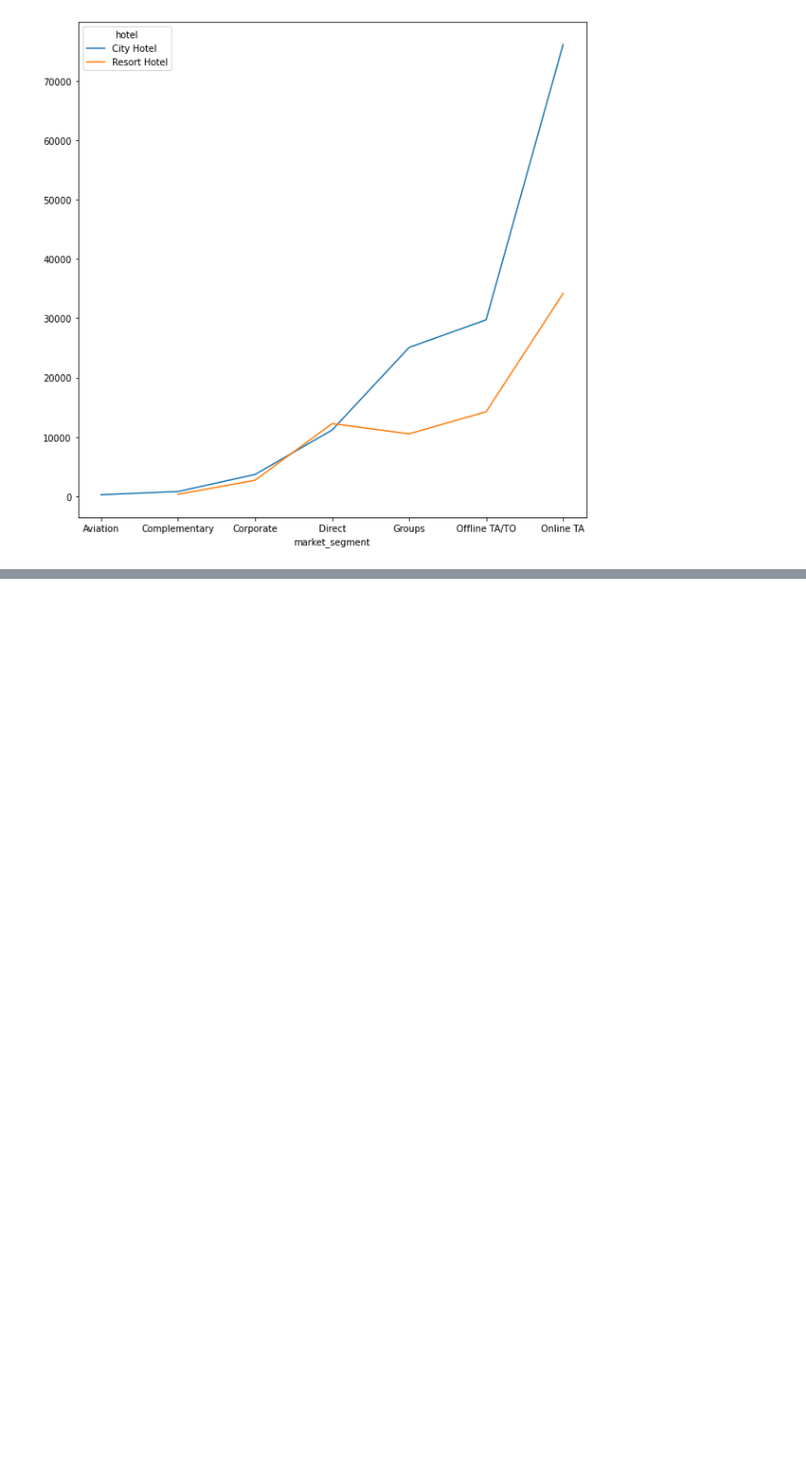
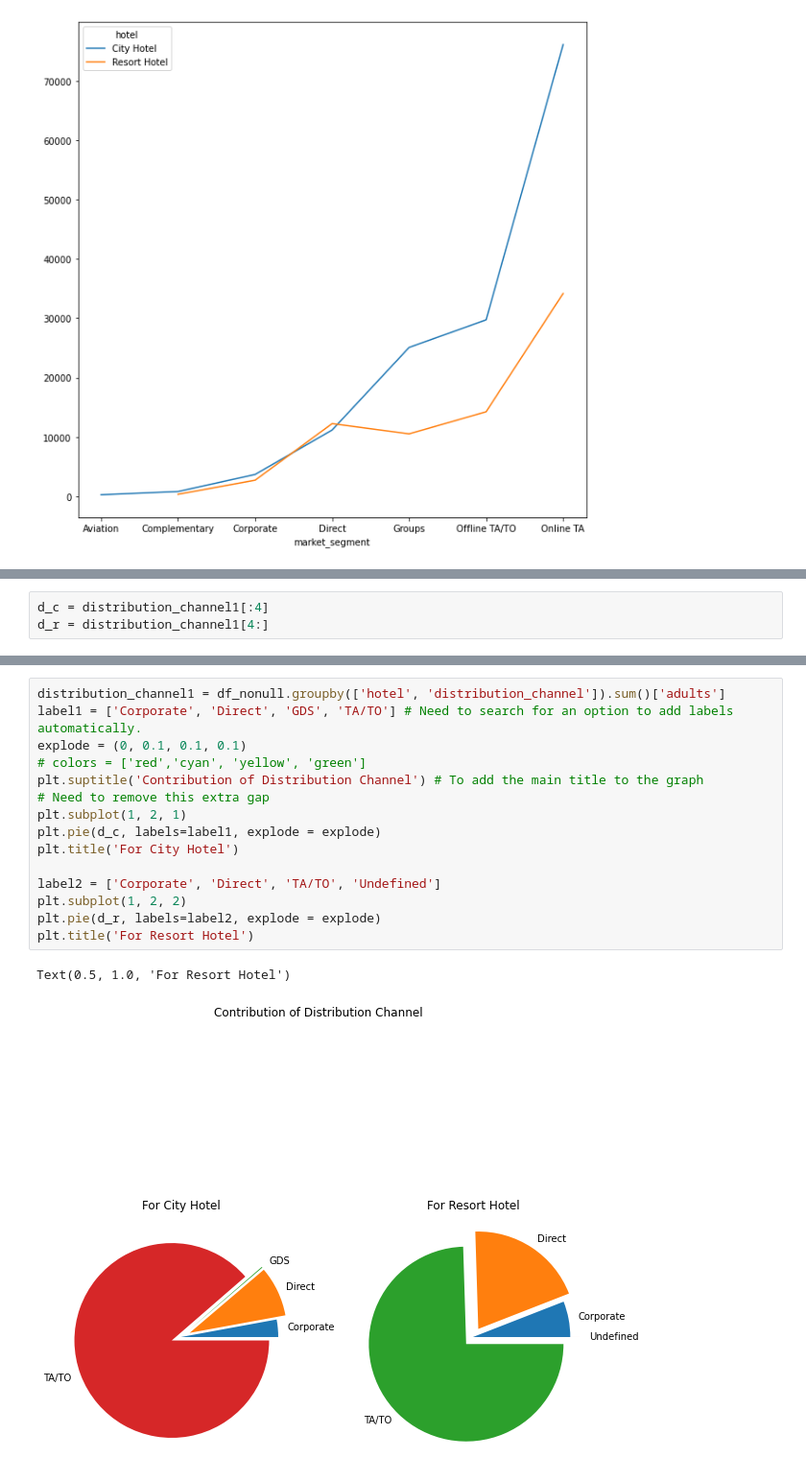
Before and after one commit to V-dit/EDA-hotel-booking-analysis, a Jupyter notebook: Hotel_Booking_Analysis_Capstone_Project.ipynb, the cells around one changed output, grey strips where cells are left out. Shown at 96% size. Saved outputs shown, nothing was run; the diff lists cells and outputs as text; blank space fills up the shorter version.

```diff
--- a/Hotel_Booking_Analysis_Capstone_Project.ipynb
+++ b/Hotel_Booking_Analysis_Capstone_Project.ipynb
@@ -632,0 +646,3 @@ m2.unstack().plot()
+# %%
+d_c = distribution_channel1[:4]
+d_r = distribution_channel1[4:]
@@ -632,0 +658,18 @@ m2.unstack().plot()
+# %%
+distribution_channel1 = df_nonull.groupby(['hotel', 'distribution_channel']).sum()['adults']
+label1 = ['Corporate', 'Direct', 'GDS', 'TA/TO'] # Need to search for an option to add labels automatically.
+explode = (0, 0.1, 0.1, 0.1)
+# colors = ['red','cyan', 'yellow', 'green']
+plt.suptitle('Contribution of Distribution Channel') # To add the main title to the graph
+# Need to remove this extra gap
+plt.subplot(1, 2, 1)
+plt.pie(d_c, labels=label1, explode = explode)
+plt.title('For City Hotel')
+
+label2 = ['Corporate', 'Direct', 'TA/TO', 'Undefined']
+plt.subplot(1, 2, 2)
+plt.pie(d_r, labels=label2, explode = explode)
+plt.title('For Resort Hotel')
+# %% [output]
+Text(0.5, 1.0, 'For Resort Hotel')
+[figure, added]
```
Also changed, not shown: parts of 2 cells of this notebook.
